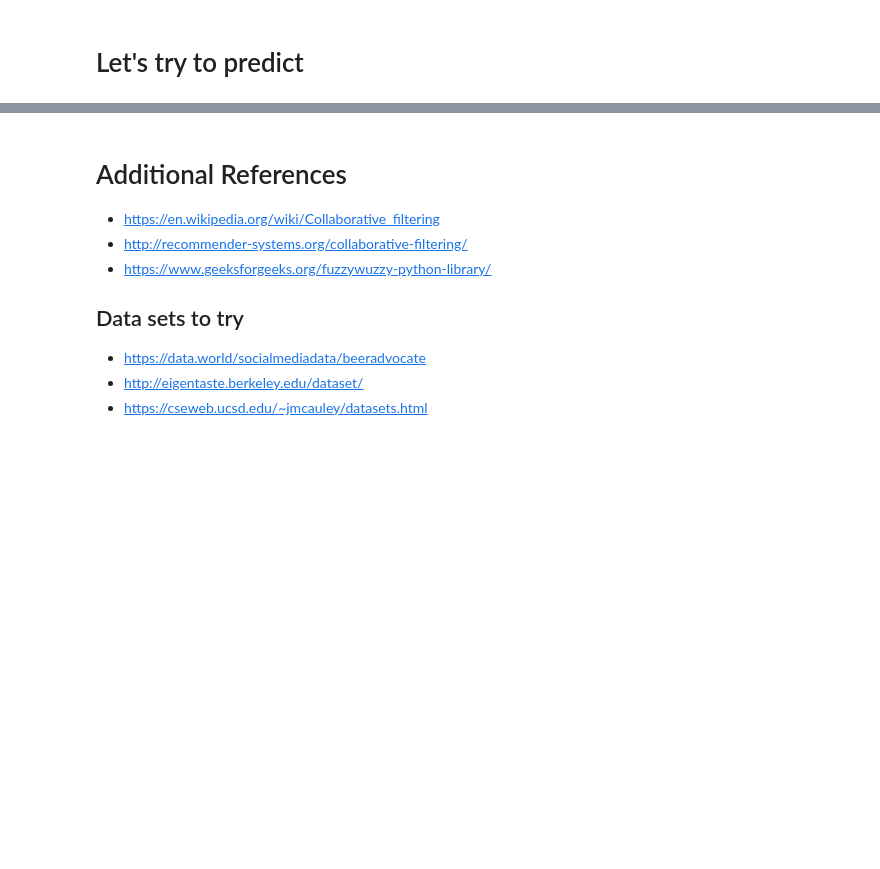
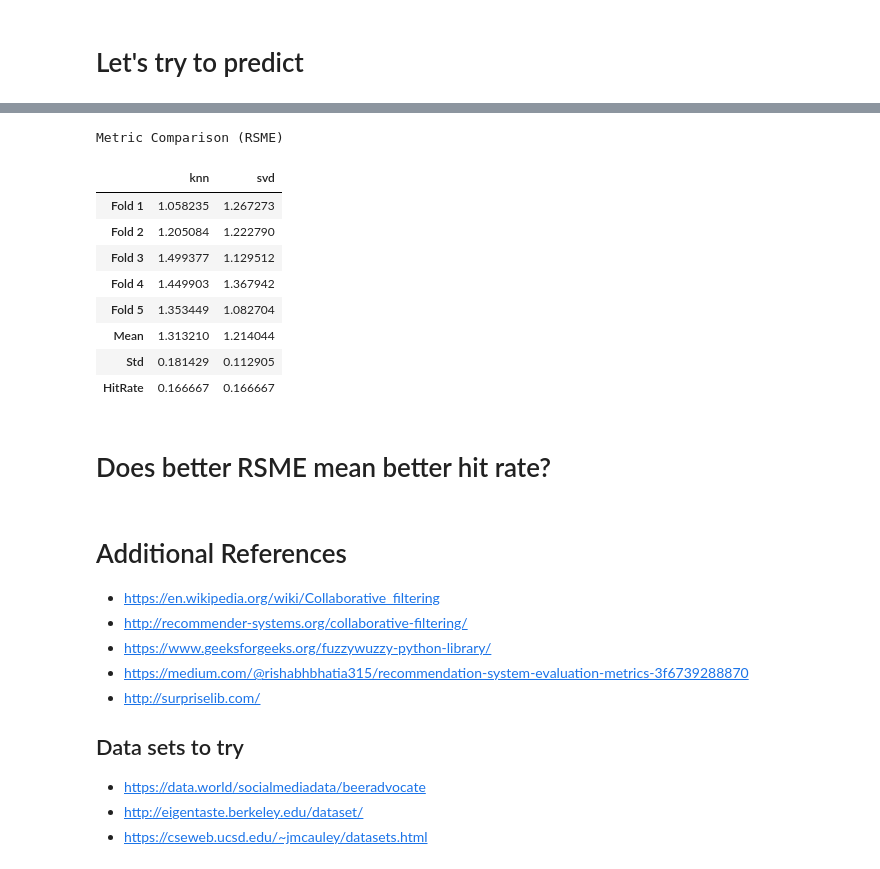
Before and after one commit to UPStat280/01-recommender-systems, a Jupyter notebook: recommender.ipynb, the cells around one changed output, grey strips where cells are left out. Drawn from its saved outputs; the diff is of its cells as text; code cells hidden in the pictures; blank space fills up the shorter version.

```diff
--- a/recommender.ipynb
+++ b/recommender.ipynb
@@ -348,8 +430,8 @@ data = Dataset.load_from_df(filtered_movie_ratings_merged_df[['userId', 'movieId
 algo = SVD()
 
 # Run 5-fold cross-validation and print results.
-cross_validate(algo, data, measures=['RMSE'], cv=5, verbose=True)
-
+svd_results = cross_validate(algo, data, measures=['RMSE'], cv=5, verbose=True)
+svd_results
 # Smaller RMSE means our model is able to give better recommendation
 # %% [output]
 Evaluating RMSE of algorithm SVD on 5 split(s).
@@ -385,8 +592,58 @@ Prediction(uid='1', iid='3', r_ui=4, est=3.787581699346405, details={'was_imposs
+# %%
+def hitrate(topNpredictions,leftoutpredictions):
+    hits=0
+    total=0
+
+    # iterate thru the leftout (test) predictions
+    for leftout in leftoutpredictions:
+        uid=leftout[0]
+        leftoutmovieid=leftout[1]
+        hit=False
+
+        # check which ones are predicted correctly
+        for movieId ,predictedRating in topNpredictions.items():
+            if(int(movieId)==int(leftoutmovieid)):
+                hit=True
+
+        # increment hit counter
+        if(hit):
+            hits+=1
+        total+=1
+
+    # return metric
+    return hits/total
+# %%
+# Hit rate for our models
+hitrate_df = pd.DataFrame()
+hitrate_df['knn'] = [hitrate(knn_top_n, leftoutpredictions)]
+hitrate_df['svd'] = [hitrate(svd_top_n, leftoutpredictions)]
+hitrate_df.index = ['hitrate']
+# %%
+# Let's append this to our metric dataframe
+final_metric_df = metric_df.append(hitrate_df,ignore_index=True)
+final_metric_df.index = ['Fold 1','Fold 2','Fold 3','Fold 4','Fold 5','Mean','Std','HitRate']
+print("Metric Comparison (RSME)")
+display(final_metric_df)
+# %% [output]
+Metric Comparison (RSME)
+|  | knn | svd |
+| Fold 1 | 1.058235 | 1.267273 |
+| Fold 2 | 1.205084 | 1.222790 |
+| Fold 3 | 1.499377 | 1.129512 |
+| Fold 4 | 1.449903 | 1.367942 |
+| Fold 5 | 1.353449 | 1.082704 |
+| Mean | 1.313210 | 1.214044 |
+| Std | 0.181429 | 0.112905 |
+| HitRate | 0.166667 | 0.166667 |
+# %% [markdown]
+# Does better RSME mean better hit rate?
 # %% [markdown]
 # Additional References
 - https://en.wikipedia.org/wiki/Collaborative_filtering
 - http://recommender-systems.org/collaborative-filtering/
 - https://www.geeksforgeeks.org/fuzzywuzzy-python-library/
+- https://medium.com/@rishabhbhatia315/recommendation-system-evaluation-metrics-3f6739288870
+- http://surpriselib.com/
 
 ## Data sets to try
 - https://data.world/socialmediadata/beeradvocate
```
Also changed, not shown: parts of 20 cells of this notebook.
